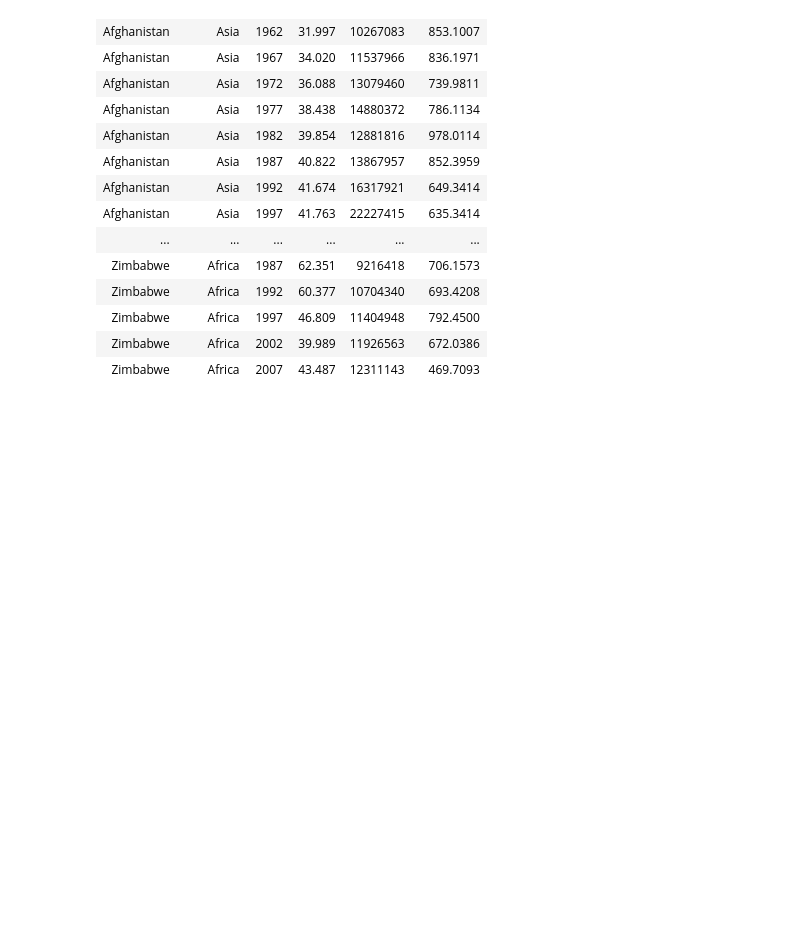
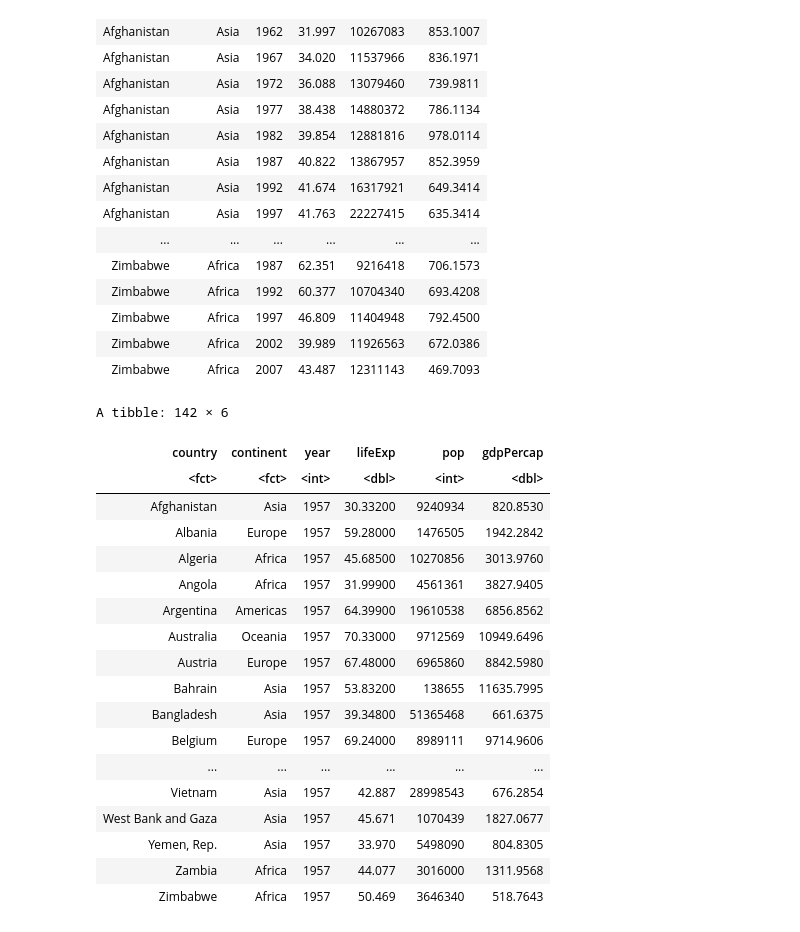
Before and after one commit to ozlerhakan/datacamp, a Jupyter notebook: Introduction to the Tidyverse/chapter1.ipynb, the cells around one changed output. Saved outputs shown, nothing was run; the diff lists cells and outputs as text; code cells hidden in the pictures; blank space fills up the shorter version.

```diff
--- a/Introduction to the Tidyverse/chapter1.ipynb
+++ b/Introduction to the Tidyverse/chapter1.ipynb
@@ -30,3 +30,26 @@ A tibble: 1704 × 6
 | Zimbabwe | Africa | 1997 | 46.809 | 11404948 | 792.4500 |
 | Zimbabwe | Africa | 2002 | 39.989 | 11926563 | 672.0386 |
 | Zimbabwe | Africa | 2007 | 43.487 | 12311143 | 469.7093 |
+# %%
+
+gapminder %>% filter(year==1957)
+# %% [output]
+A tibble: 142 × 6
+| country | continent | year | lifeExp | pop | gdpPercap |
+| <fct> | <fct> | <int> | <dbl> | <int> | <dbl> |
+| Afghanistan | Asia | 1957 | 30.33200 | 9240934 | 820.8530 |
+| Albania | Europe | 1957 | 59.28000 | 1476505 | 1942.2842 |
+| Algeria | Africa | 1957 | 45.68500 | 10270856 | 3013.9760 |
+| Angola | Africa | 1957 | 31.99900 | 4561361 | 3827.9405 |
+| Argentina | Americas | 1957 | 64.39900 | 19610538 | 6856.8562 |
+| Australia | Oceania | 1957 | 70.33000 | 9712569 | 10949.6496 |
+| Austria | Europe | 1957 | 67.48000 | 6965860 | 8842.5980 |
+| Bahrain | Asia | 1957 | 53.83200 | 138655 | 11635.7995 |
+| Bangladesh | Asia | 1957 | 39.34800 | 51365468 | 661.6375 |
+| Belgium | Europe | 1957 | 69.24000 | 8989111 | 9714.9606 |
+| ... | ... | ... | ... | ... | ... |
+| Vietnam | Asia | 1957 | 42.887 | 28998543 | 676.2854 |
+| West Bank and Gaza | Asia | 1957 | 45.671 | 1070439 | 1827.0677 |
+| Yemen, Rep. | Asia | 1957 | 33.970 | 5498090 | 804.8305 |
+| Zambia | Africa | 1957 | 44.077 | 3016000 | 1311.9568 |
+| Zimbabwe | Africa | 1957 | 50.469 | 3646340 | 518.7643 |
```
